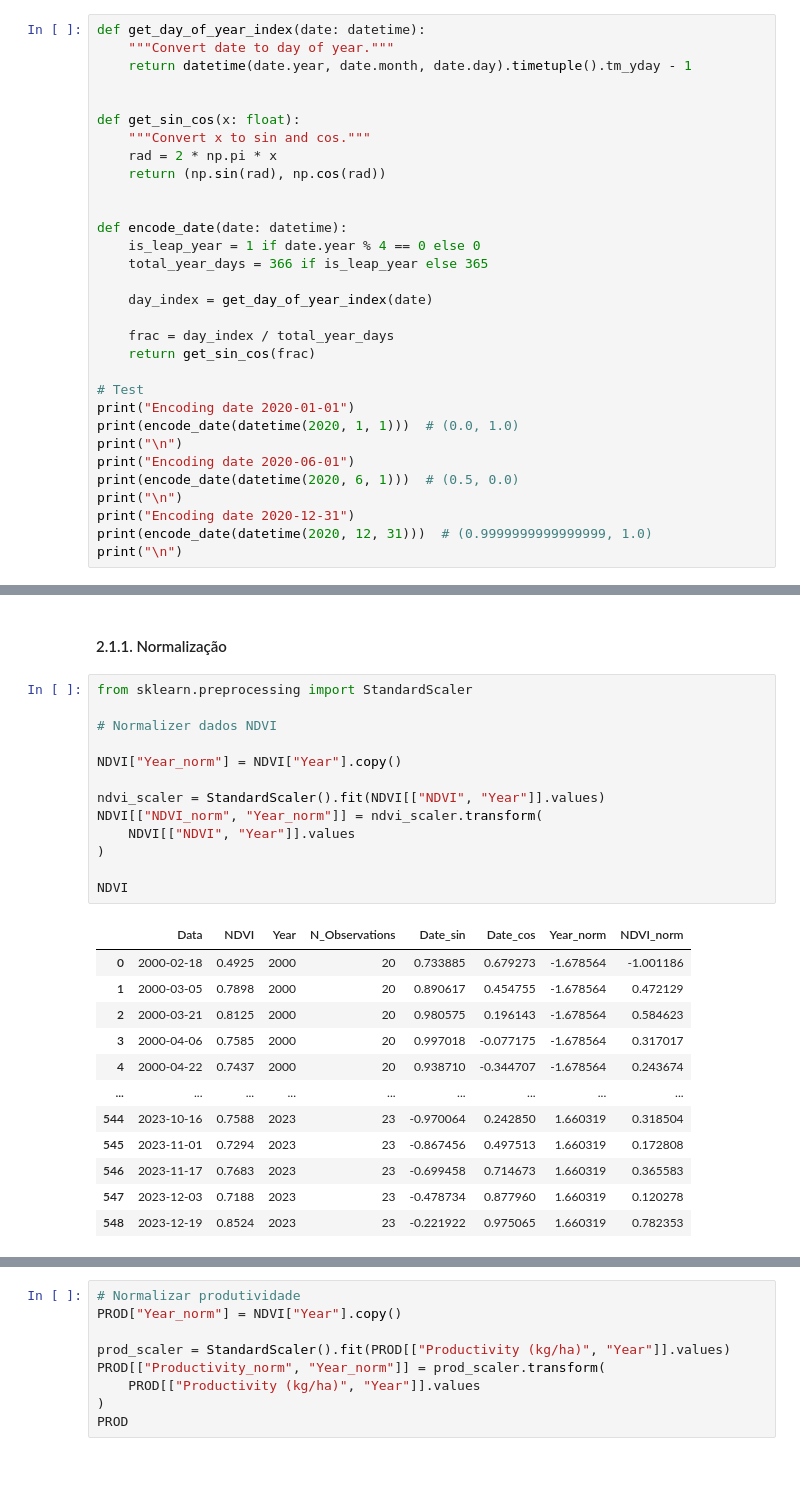
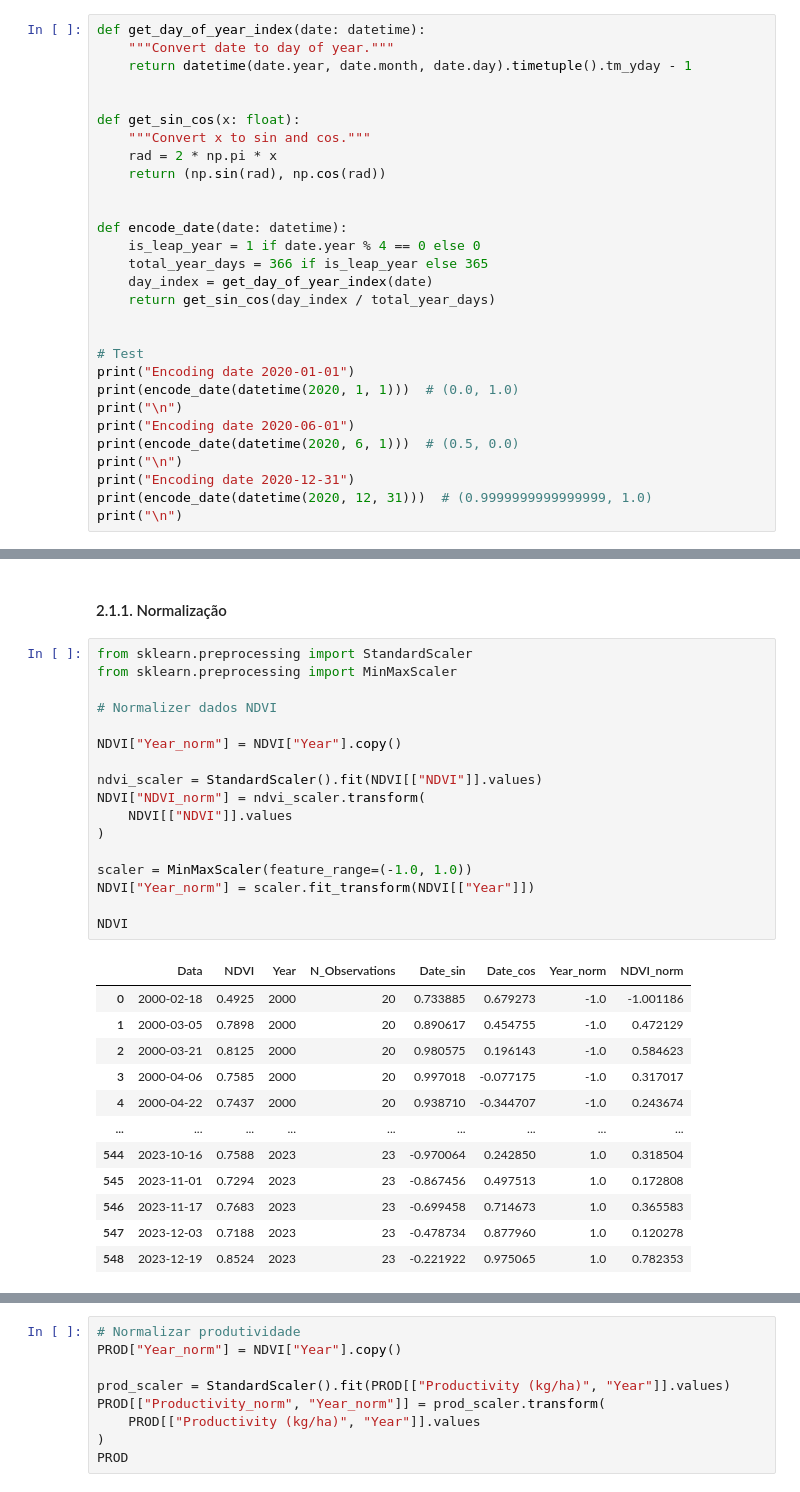
Before and after one commit to luisfuturist/ec-ingredion-2, a Jupyter notebook: src/2. Prediction.ipynb, the cells around one changed output, grey strips where cells are left out. Cells and saved outputs as stored; diff of their text form.

```diff
--- a/src/2. Prediction.ipynb
+++ b/src/2. Prediction.ipynb
@@ -47,11 +48,9 @@ def get_sin_cos(x: float):
 def encode_date(date: datetime):
     is_leap_year = 1 if date.year % 4 == 0 else 0
     total_year_days = 366 if is_leap_year else 365
+    day_index = get_day_of_year_index(date)
+    return get_sin_cos(day_index / total_year_days)
 
-    day_index = get_day_of_year_index(date)
-
-    frac = day_index / total_year_days
-    return get_sin_cos(frac)
 
 # Test
 print("Encoding date 2020-01-01")
@@ -192,30 +191,34 @@ NDVI.plot(x="Data", y="NDVI", title="NDVI over time")
 #### 2.1.1. Normalização
 # %%
 from sklearn.preprocessing import StandardScaler
+from sklearn.preprocessing import MinMaxScaler
 
 # Normalizer dados NDVI
 
 NDVI["Year_norm"] = NDVI["Year"].copy()
 
-ndvi_scaler = StandardScaler().fit(NDVI[["NDVI", "Year"]].values)
-NDVI[["NDVI_norm", "Year_norm"]] = ndvi_scaler.transform(
-    NDVI[["NDVI", "Year"]].values
+ndvi_scaler = StandardScaler().fit(NDVI[["NDVI"]].values)
+NDVI["NDVI_norm"] = ndvi_scaler.transform(
+    NDVI[["NDVI"]].values
 )
 
+scaler = MinMaxScaler(feature_range=(-1.0, 1.0))
+NDVI["Year_norm"] = scaler.fit_transform(NDVI[["Year"]])
+
 NDVI
 # %% [output]
 |  | Data | NDVI | Year | N_Observations | Date_sin | Date_cos | Year_norm | NDVI_norm |
-| 0 | 2000-02-18 | 0.4925 | 2000 | 20 | 0.733885 | 0.679273 | -1.678564 | -1.001186 |
-| 1 | 2000-03-05 | 0.7898 | 2000 | 20 | 0.890617 | 0.454755 | -1.678564 | 0.472129 |
-| 2 | 2000-03-21 | 0.8125 | 2000 | 20 | 0.980575 | 0.196143 | -1.678564 | 0.584623 |
-| 3 | 2000-04-06 | 0.7585 | 2000 | 20 | 0.997018 | -0.077175 | -1.678564 | 0.317017 |
-| 4 | 2000-04-22 | 0.7437 | 2000 | 20 | 0.938710 | -0.344707 | -1.678564 | 0.243674 |
+| 0 | 2000-02-18 | 0.4925 | 2000 | 20 | 0.733885 | 0.679273 | -1.0 | -1.001186 |
+| 1 | 2000-03-05 | 0.7898 | 2000 | 20 | 0.890617 | 0.454755 | -1.0 | 0.472129 |
+| 2 | 2000-03-21 | 0.8125 | 2000 | 20 | 0.980575 | 0.196143 | -1.0 | 0.584623 |
+| 3 | 2000-04-06 | 0.7585 | 2000 | 20 | 0.997018 | -0.077175 | -1.0 | 0.317017 |
+| 4 | 2000-04-22 | 0.7437 | 2000 | 20 | 0.938710 | -0.344707 | -1.0 | 0.243674 |
 | ... | ... | ... | ... | ... | ... | ... | ... | ... |
-| 544 | 2023-10-16 | 0.7588 | 2023 | 23 | -0.970064 | 0.242850 | 1.660319 | 0.318504 |
-| 545 | 2023-11-01 | 0.7294 | 2023 | 23 | -0.867456 | 0.497513 | 1.660319 | 0.172808 |
-| 546 | 2023-11-17 | 0.7683 | 2023 | 23 | -0.699458 | 0.714673 | 1.660319 | 0.365583 |
-| 547 | 2023-12-03 | 0.7188 | 2023 | 23 | -0.478734 | 0.877960 | 1.660319 | 0.120278 |
-| 548 | 2023-12-19 | 0.8524 | 2023 | 23 | -0.221922 | 0.975065 | 1.660319 | 0.782353 |
+| 544 | 2023-10-16 | 0.7588 | 2023 | 23 | -0.970064 | 0.242850 | 1.0 | 0.318504 |
+| 545 | 2023-11-01 | 0.7294 | 2023 | 23 | -0.867456 | 0.497513 | 1.0 | 0.172808 |
+| 546 | 2023-11-17 | 0.7683 | 2023 | 23 | -0.699458 | 0.714673 | 1.0 | 0.365583 |
+| 547 | 2023-12-03 | 0.7188 | 2023 | 23 | -0.478734 | 0.877960 | 1.0 | 0.120278 |
+| 548 | 2023-12-19 | 0.8524 | 2023 | 23 | -0.221922 | 0.975065 | 1.0 | 0.782353 |
 549 rows × 8 columns
 # %%
 # Normalizar produtividade
```
Also changed, not shown: parts of 17 cells of this notebook.
